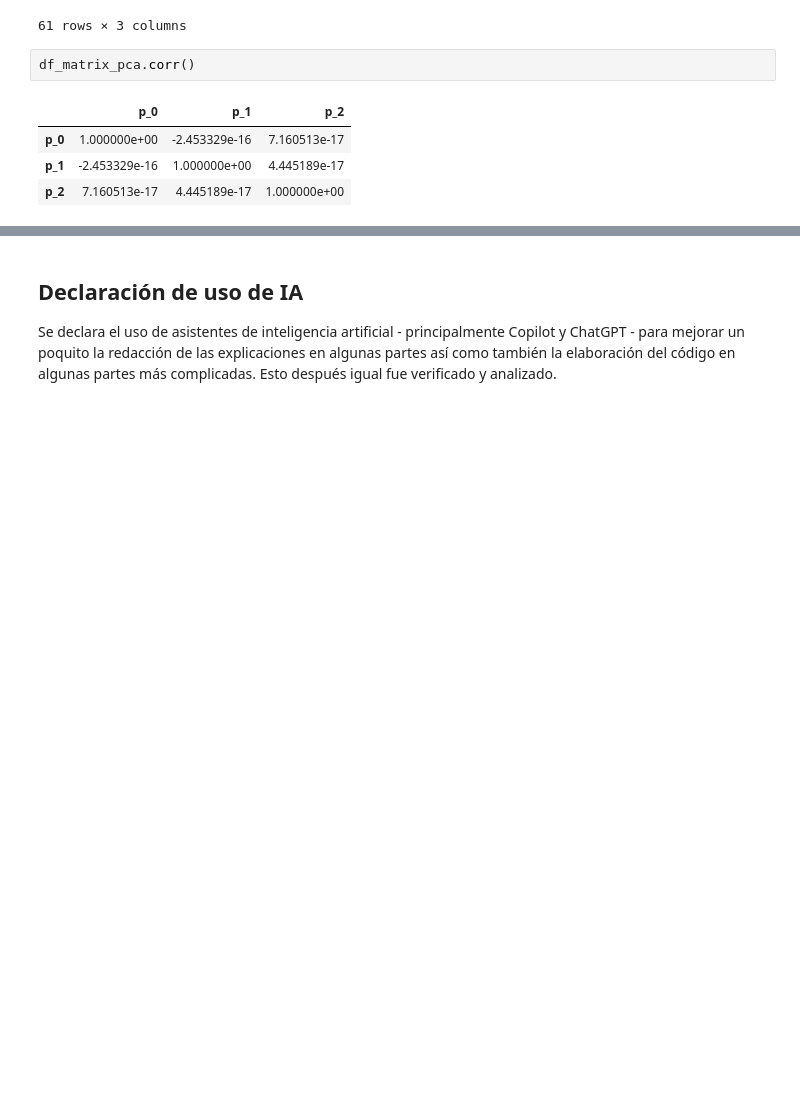
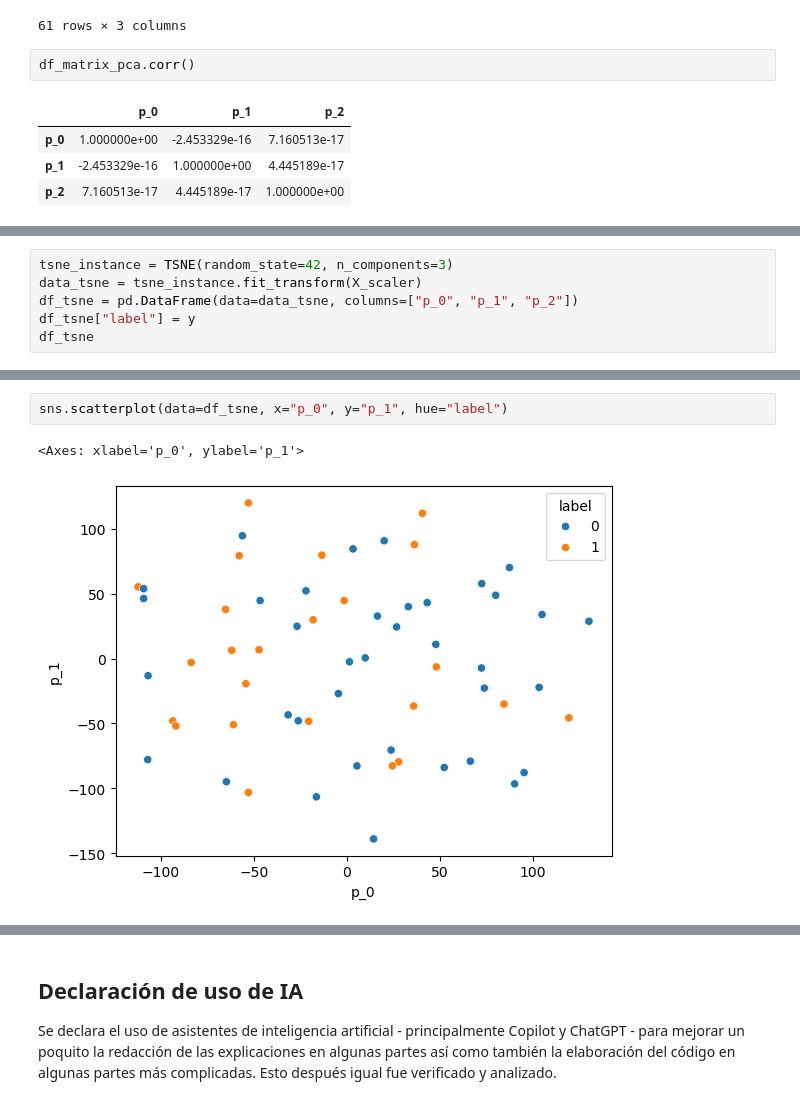
Before and after one commit to Relaxingmusic0474/Guia4-MCDLC, a Jupyter notebook: guia4.ipynb, the cells around one changed output, grey strips where cells are left out. Cells and saved outputs as stored; diff of their text form; blank space fills up the shorter version.

```diff
--- a/guia4.ipynb
+++ b/guia4.ipynb
@@ -450,0 +454,6 @@ df_matrix_pca.corr()
+# %%
+tsne_instance = TSNE(random_state=42, n_components=3)
+data_tsne = tsne_instance.fit_transform(X_scaler)
+df_tsne = pd.DataFrame(data=data_tsne, columns=["p_0", "p_1", "p_2"])
+df_tsne["label"] = y
+df_tsne
@@ -450,0 +474,5 @@ df_matrix_pca.corr()
+# %%
+sns.scatterplot(data=df_tsne, x="p_0", y="p_1", hue="label")
+# %% [output]
+<Axes: xlabel='p_0', ylabel='p_1'>
+[figure, added]
```
Also changed, not shown: parts of 5 cells of this notebook.
